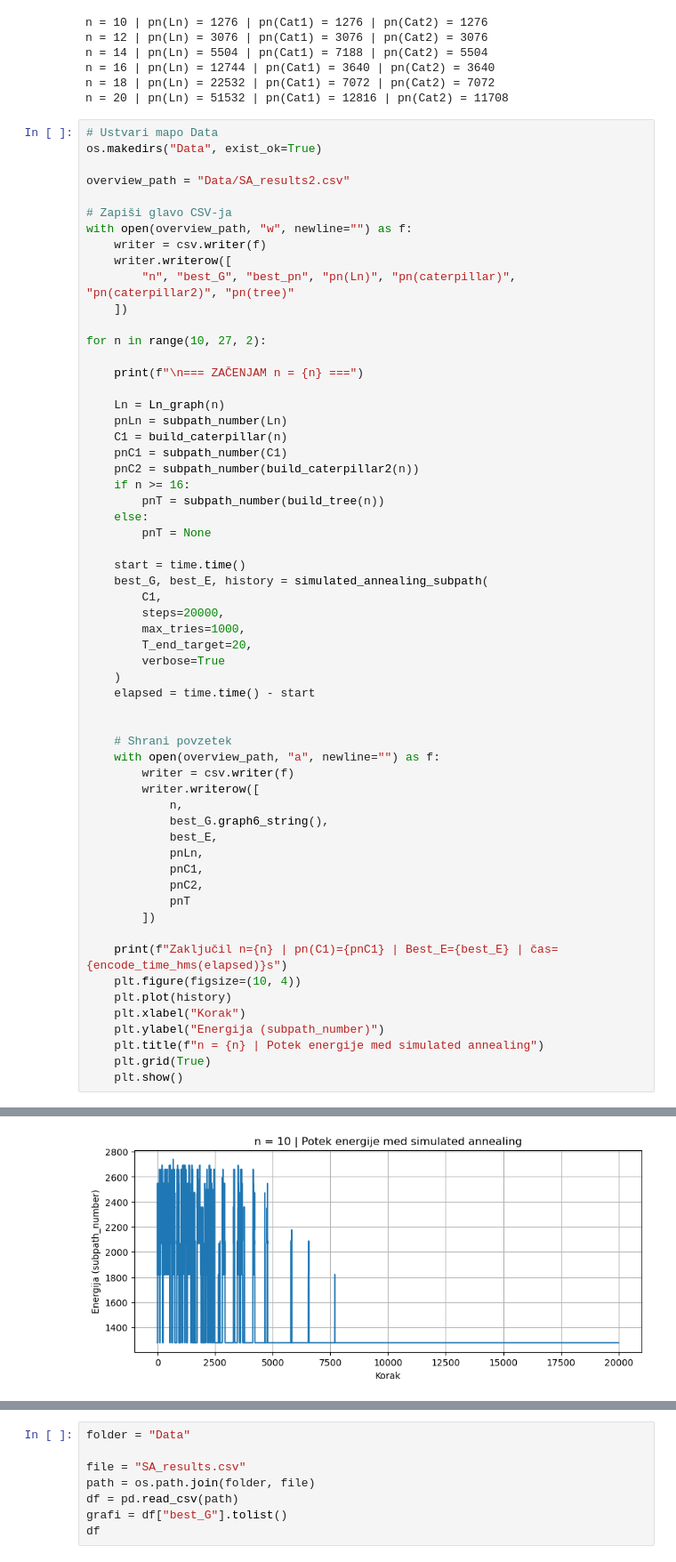
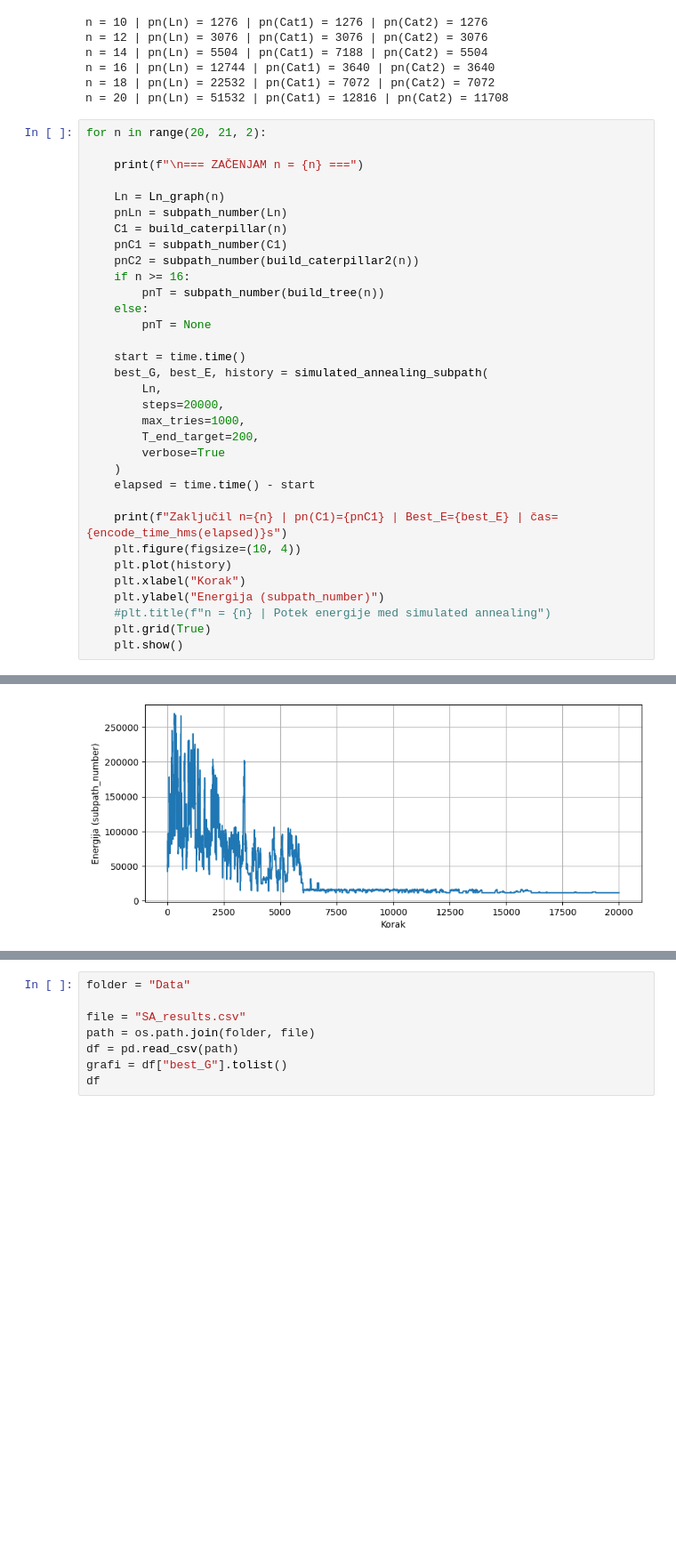
Before and after one commit to ZigaObradovic/FP_Group13, a Jupyter notebook: main.ipynb, the cells around one changed output, grey strips where cells are left out. Shown: that part at 89% size. Saved outputs shown, nothing was run; the diff lists cells and outputs as text; blank space fills up the shorter version.

```diff
--- a/main.ipynb
+++ b/main.ipynb
@@ -340,19 +340,7 @@ n = 16 | pn(Ln) = 12744 | pn(Cat1) = 3640 | pn(Cat2) = 3640
 n = 18 | pn(Ln) = 22532 | pn(Cat1) = 7072 | pn(Cat2) = 7072
 n = 20 | pn(Ln) = 51532 | pn(Cat1) = 12816 | pn(Cat2) = 11708
 # %%
-# Ustvari mapo Data
-os.makedirs("Data", exist_ok=True)
-
-overview_path = "Data/SA_results2.csv"
-
-# Zapiši glavo CSV-ja
-with open(overview_path, "w", newline="") as f:
-    writer = csv.writer(f)
-    writer.writerow([
-        "n", "best_G", "best_pn", "pn(Ln)", "pn(caterpillar)", "pn(caterpillar2)", "pn(tree)"
-    ])
-
-for n in range(10, 27, 2):
+for n in range(20, 21, 2):
 
     print(f"\n=== ZAČENJAM n = {n} ===")
 
@@ -368,34 +356,20 @@ for n in range(10, 27, 2):
 
     start = time.time()
     best_G, best_E, history = simulated_annealing_subpath(
-        C1,
+        Ln,
         steps=20000,
         max_tries=1000,
-        T_end_target=20,
+        T_end_target=200,
         verbose=True
     )
     elapsed = time.time() - start
-
-
-    # Shrani povzetek
-    with open(overview_path, "a", newline="") as f:
-        writer = csv.writer(f)
-        writer.writerow([
-            n,
-            best_G.graph6_string(),
-            best_E,
-            pnLn,
-            pnC1,
-            pnC2,
-            pnT
-        ])
 
     print(f"Zaključil n={n} | pn(C1)={pnC1} | Best_E={best_E} | čas={encode_time_hms(elapsed)}s")
     plt.figure(figsize=(10, 4))
     plt.plot(history)
     plt.xlabel("Korak")
     plt.ylabel("Energija (subpath_number)")
-    plt.title(f"n = {n} | Potek energije med simulated annealing")
+    #plt.title(f"n = {n} | Potek energije med simulated annealing")
     plt.grid(True)
     plt.show()
 # %% [output]
@@ -415 +389 @@ Zaključil n=10 | pn(C1)=1276 | Best_E=1276 | čas=00:00:18.734s
-[figure, old version]
+[figure, new version]
```
Also changed, not shown: parts of 2 cells of this notebook, 4 other files.
